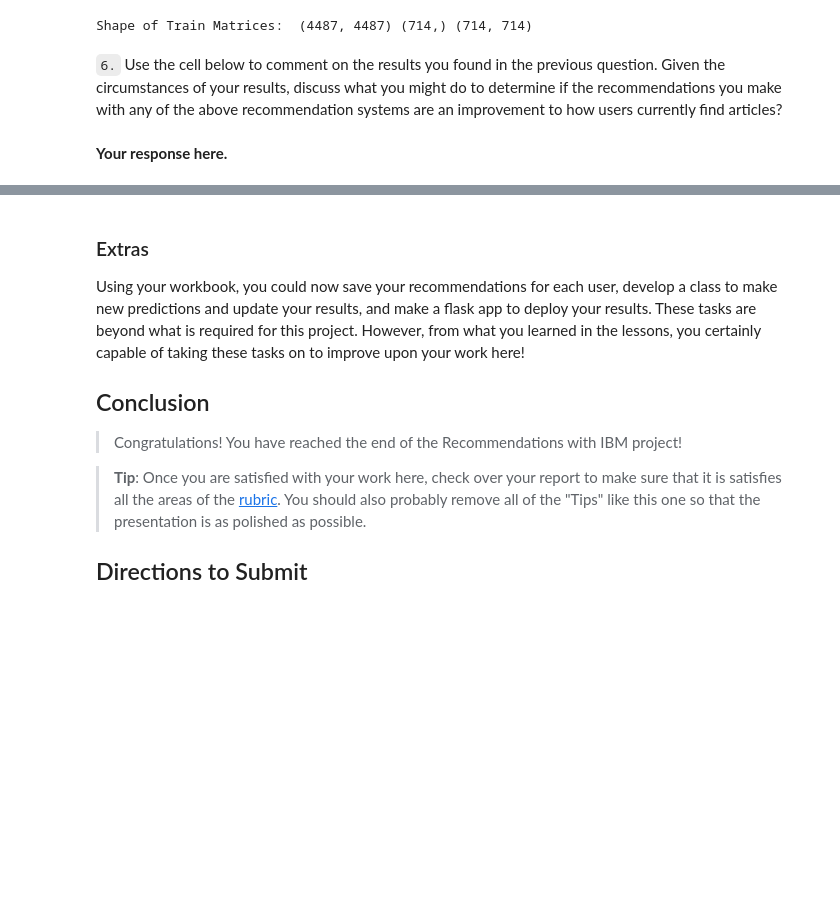
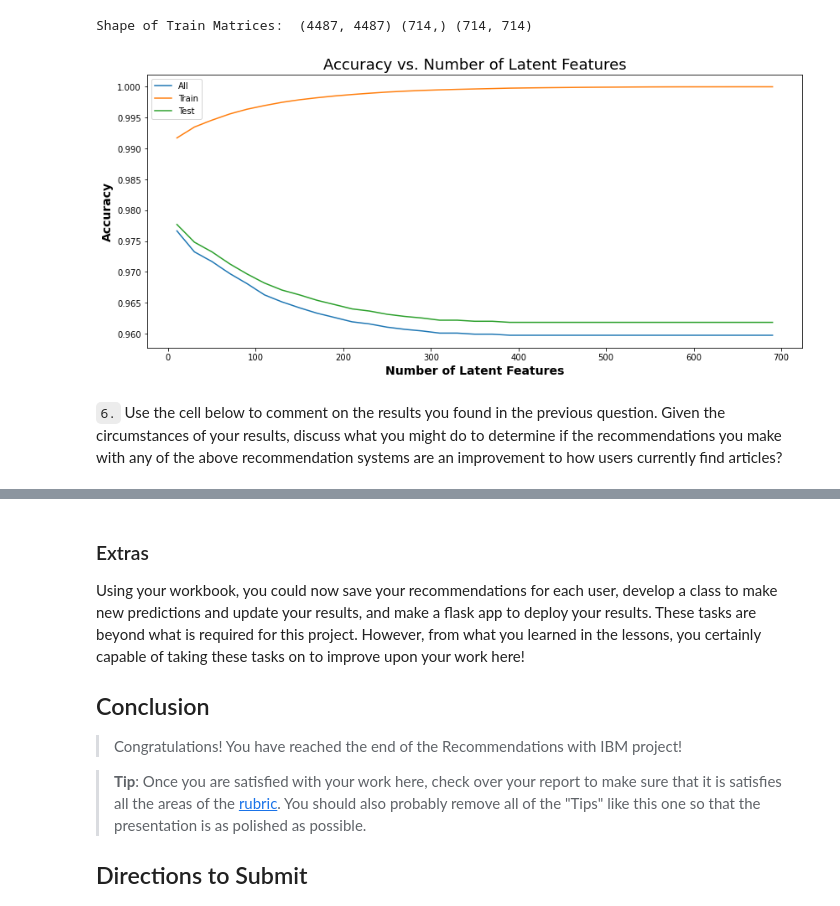
Before and after one commit to pedflotor/Data-Scientist-Nanodegree, a Jupyter notebook: Experimental Design & Recommendations/Recommendations with IBM/Recommendations_with_IBM.ipynb, the cells around one changed output, grey strips where cells are left out. Cells and saved outputs as stored; diff of their text form; code cells hidden in the pictures; blank space fills up the shorter version.

Commit message:
feat: Recommendations improved
Matrix factorization used for recommendations

```diff
--- a/Experimental Design & Recommendations/Recommendations with IBM/Recommendations_with_IBM.ipynb
+++ b/Experimental Design & Recommendations/Recommendations with IBM/Recommendations_with_IBM.ipynb
@@ -853,27 +861,44 @@ Shape of Train Matrices:  (4487, 4487) (714,) (714, 714)
 # %%
 num_latent_feats = np.arange(10,700+10,20)
-sum_errs = []
+
+sum_errs_test = []
+sum_errs_train = []
+all_errs = []
 
 for k in num_latent_feats:
     # restructure with k latent features
-    s_new, u_new, vt_new = np.diag(s[:k]), u[:, :k], vt[:k, :]
+    s_train_lat, u_train_lat, vt_train_lat = np.diag(s_train[:k]), u_train[:, :k], vt_train[:k, :]
+    u_test_lat, vt_test_lat = u_test[:, :k], vt_test[:k, :]
 
     # take dot product
-    user_item_est = np.around(np.dot(np.dot(u_new, s_new), vt_new))
+    user_item_preds_train = np.around(np.dot(np.dot(u_train_lat, s_train_lat), vt_train_lat))
+    user_item_preds_test = np.around(np.dot(np.dot(u_test_lat, s_train_lat), vt_test_lat))
 
     # compute error for each prediction to actual value
-    diffs = np.subtract(user_item_matrix, user_item_est)
+    diffs_train = np.subtract(user_item_train, user_item_preds_train)
+    diffs_test = np.subtract(user_item_test.loc[com_idx, :], user_item_preds_test)
+    all_errs.append(1 - ((np.sum(user_item_preds_test)+np.sum(np.sum(user_item_test)))/(user_item_test.shape[0]*user_item_test.shape[1])))
+
 
     # total errors and keep track of them
-    err = np.sum(np.sum(np.abs(diffs)))
-    sum_errs.append(err)
-
-
-plt.plot(num_latent_feats, 1 - np.array(sum_errs)/df.shape[0]);
-plt.xlabel('Number of Latent Features');
-plt.ylabel('Accuracy');
-plt.title('Accuracy vs. Number of Latent Features');
+    err_train = np.sum(np.sum(np.abs(diffs_train)))
+    err_test = np.sum(np.sum(np.abs(diffs_test)))
+    sum_errs_train.append(err_train)
+    sum_errs_test.append(err_test)
+# %%
+plt.figure(figsize = (14,6))
+
+plt.plot(num_latent_feats, all_errs, label='All')
+plt.plot(num_latent_feats, 1 - (np.array(sum_errs_train)/(user_item_train.shape[0]*user_item_train.shape[1])), label='Train')
+plt.plot(num_latent_feats, 1 - (np.array(sum_errs_test)/(user_item_test.shape[0]*user_item_test.shape[1])), label='Test')
+
+
+plt.title('Accuracy vs. Number of Latent Features', fontsize=18)
+plt.xlabel('Number of Latent Features', fontsize=14, fontweight='bold')
+plt.ylabel('Accuracy', fontsize=14, fontweight='bold')
+plt.legend()
+plt.show()
+# %% [output]
+[figure, added]
 # %% [markdown]
 `6.` Use the cell below to comment on the results you found in the previous question. Given the circumstances of your results, discuss what you might do to determine if the recommendations you make with any of the above recommendation systems are an improvement to how users currently find articles?
-# %% [markdown]
-**Your response here.**
```
Also changed, not shown: parts of 2 cells of this notebook.
